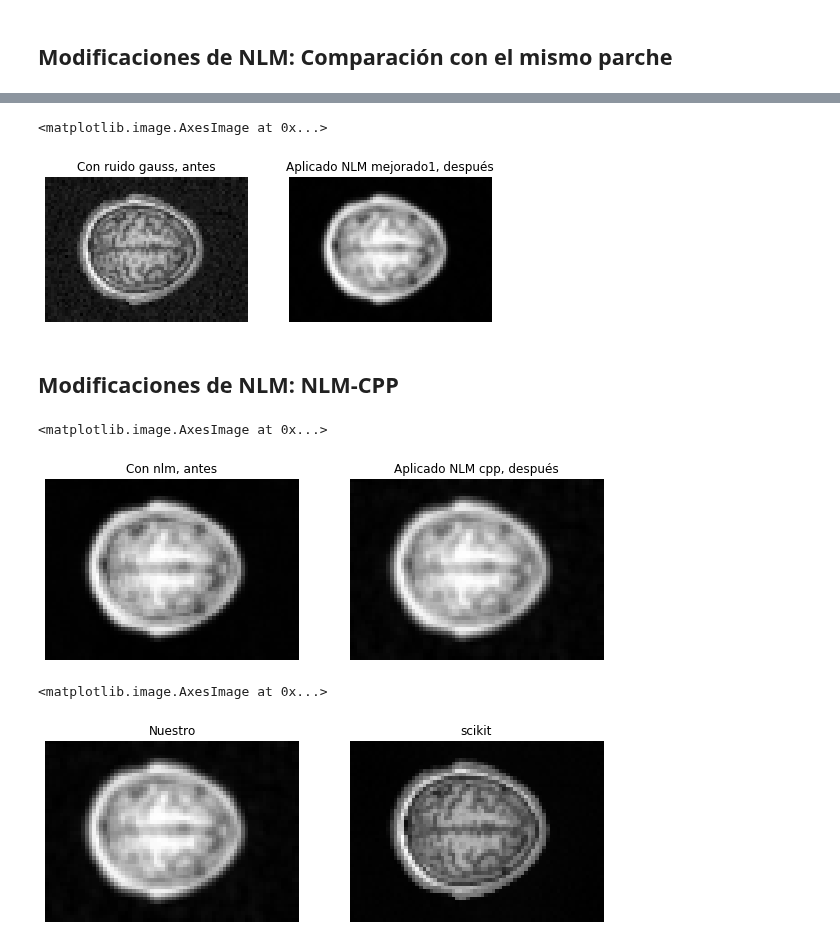
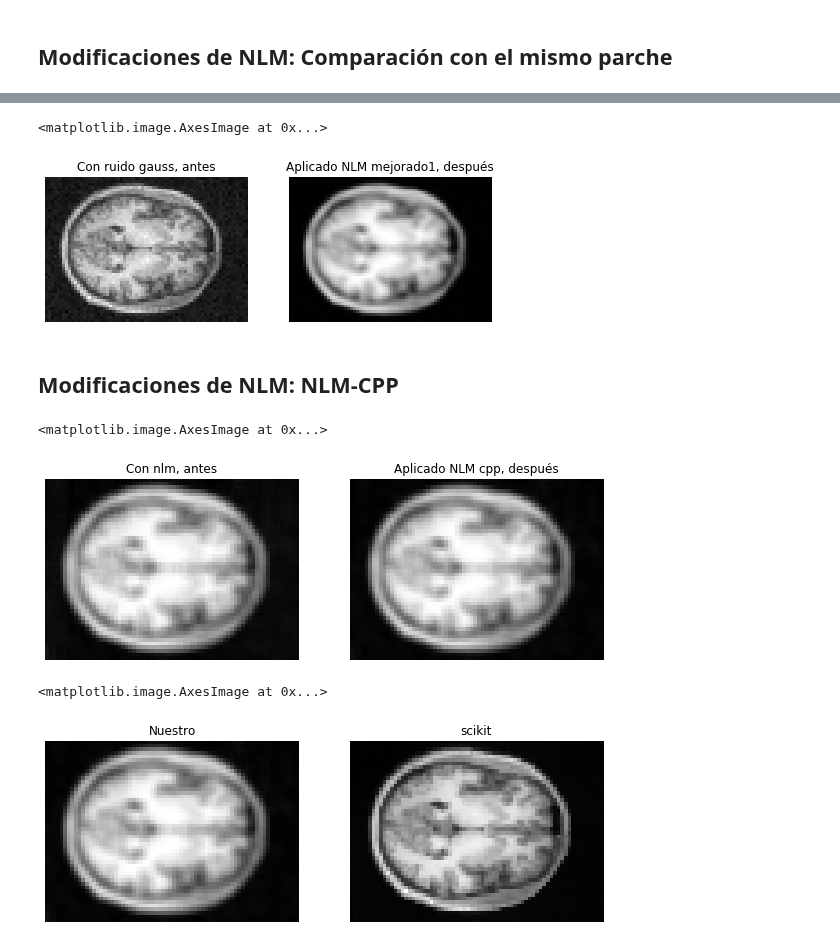
Before and after one commit to Mariaprddz/Analisis, a Jupyter notebook: Analisis/NoVirus.ipynb, the cells around one changed output, grey strips where cells are left out. Drawn from its saved outputs; the diff is of its cells as text; code cells hidden in the pictures.

```diff
--- a/Analisis/NoVirus.ipynb
+++ b/Analisis/NoVirus.ipynb
@@ -73,7 +73,7 @@ a.shape
 # %% [output]
 (50, 70, 256)
 # %%
-img_gray= a[:,:,180]
+img_gray= a[:,:,128]
 #normalizo la imagen
 img_o=img_gray
 img_o=img_o/np.max(img_o)
@@ -104,7 +104,7 @@ def image_prep(img):
 #Vamos a probar los algoritmos con imágenes más pequeñas para disminuir el tiempo de computación
     a = np.array(skimage.transform.resize(img.dataobj, (50,70)))
     #a = np.array(skimage.transform.rescale(img.dataobj,0.3))
-    img_gray= a[:,:,180]
+    img_gray= a[:,:,128]
     #normalizo la imagen
     img_o=img_gray
     img_o=img_o/np.max(img_o)
@@ -138,6 +165,6 @@ Para ello hemos creado la función **.nlm(img_ori, h_square)** en el archivo mod
 # %%
-#parameters
-matriz_imagen1 = modules.nlm(img_gauss, 20)
+
+matriz_imagen1 = modules.nlm(img_gauss, 80)
 # %% [markdown]
 Comparemos la imagen ruidosa original (en este caso con un ruido gaussiano) con la imagen filtrada con nuestro algoritmo:
 # %%
@@ -236,7 +271,7 @@ plt.title('Aplicado NLM mejorado1, después'), plt.axis('off')
 plt.imshow(nlm_samepatch, cmap=plt.cm.gray)
 # %% [output]
 <matplotlib.image.AxesImage at 0x...>
-[figure, old version]
+[figure, new version]
 # %% [markdown]
 ## Modificaciones de NLM: NLM-CPP
 # %%
@@ -244,14 +279,14 @@ nlm_cpp = modules.nlm_cpp(img_gauss, 5, 50, 10)
 # %%
 fig = plt.figure(figsize=(10,14))
 plt.subplot(121)
-plt.imshow(matriz_imagen,cmap=plt.cm.gray)
+plt.imshow(matriz_imagen1,cmap=plt.cm.gray)
 plt.title('Con nlm, antes'), plt.axis('off')
 plt.subplot(122)
 plt.title('Aplicado NLM cpp, después'), plt.axis('off')
 plt.imshow(nlm_cpp, cmap=plt.cm.gray)
 # %% [output]
 <matplotlib.image.AxesImage at 0x...>
-[figure, old version]
+[figure, new version]
 # %%
 denoise_img = skimage.restoration.denoise_nl_means(img_gauss, patch_size=3, h = 0.05)
 # %%
@@ -264,4 +299,4 @@ plt.title('scikit'), plt.axis('off')
 plt.imshow(denoise_img, cmap=plt.cm.gray)
 # %% [output]
 <matplotlib.image.AxesImage at 0x...>
-[figure, old version]
+[figure, new version]
```
Also changed, not shown: parts of 13 cells of this notebook.
